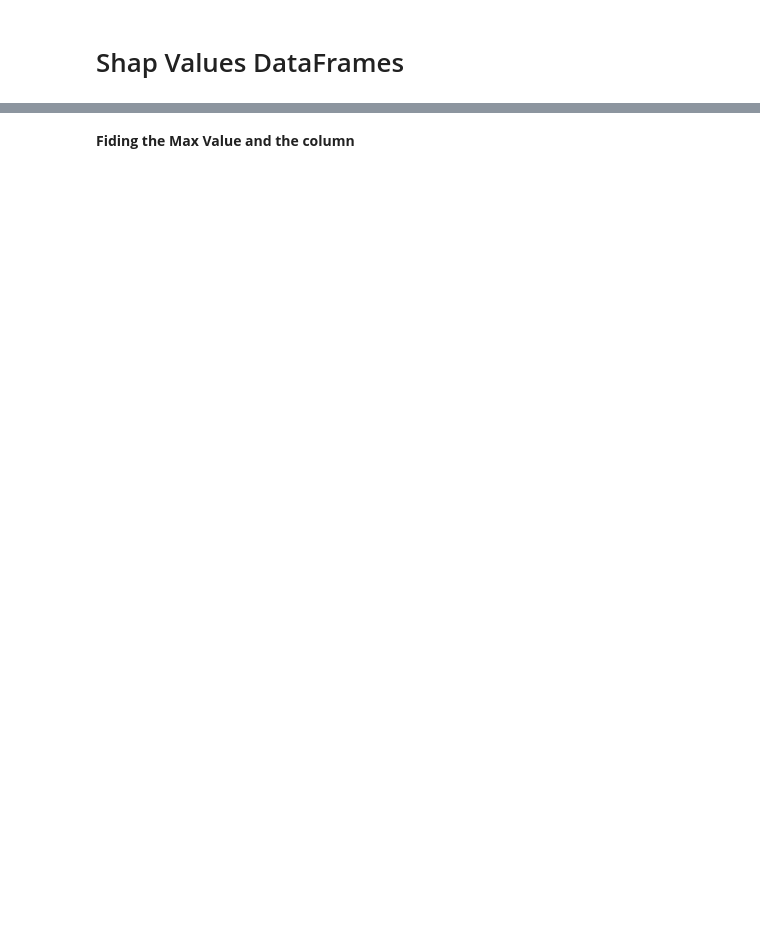
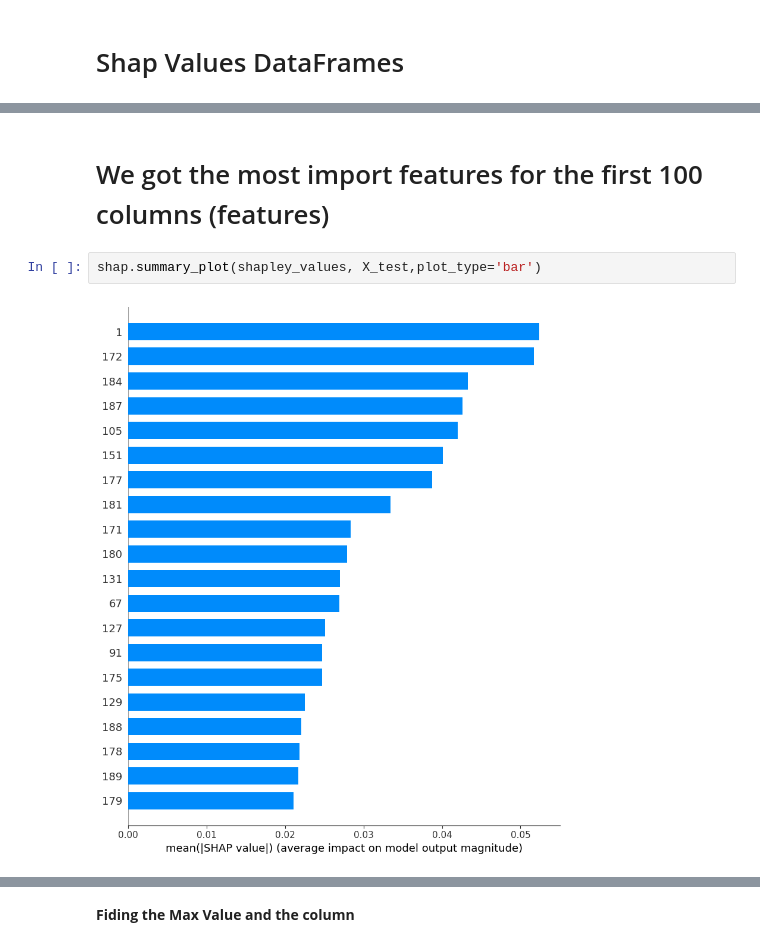
Before and after one commit to Ariel-55/ResearchProject, a Jupyter notebook: SHAP (3).ipynb, the cells around one changed output, grey strips where cells are left out. Cells and saved outputs as stored; diff of their text form; blank space fills up the shorter version.

```diff
--- a/SHAP (2).ipynb
+++ b/SHAP (3).ipynb
@@ -171,0 +149,6 @@ shapley_values.head()
+# %% [markdown]
+# We got the most import features for the first 100 columns (features)
+# %%
+shap.summary_plot(shapley_values, X_test,plot_type='bar')
+# %% [output]
+[figure, added]
```
Also changed, not shown: parts of 30 cells of this notebook.
